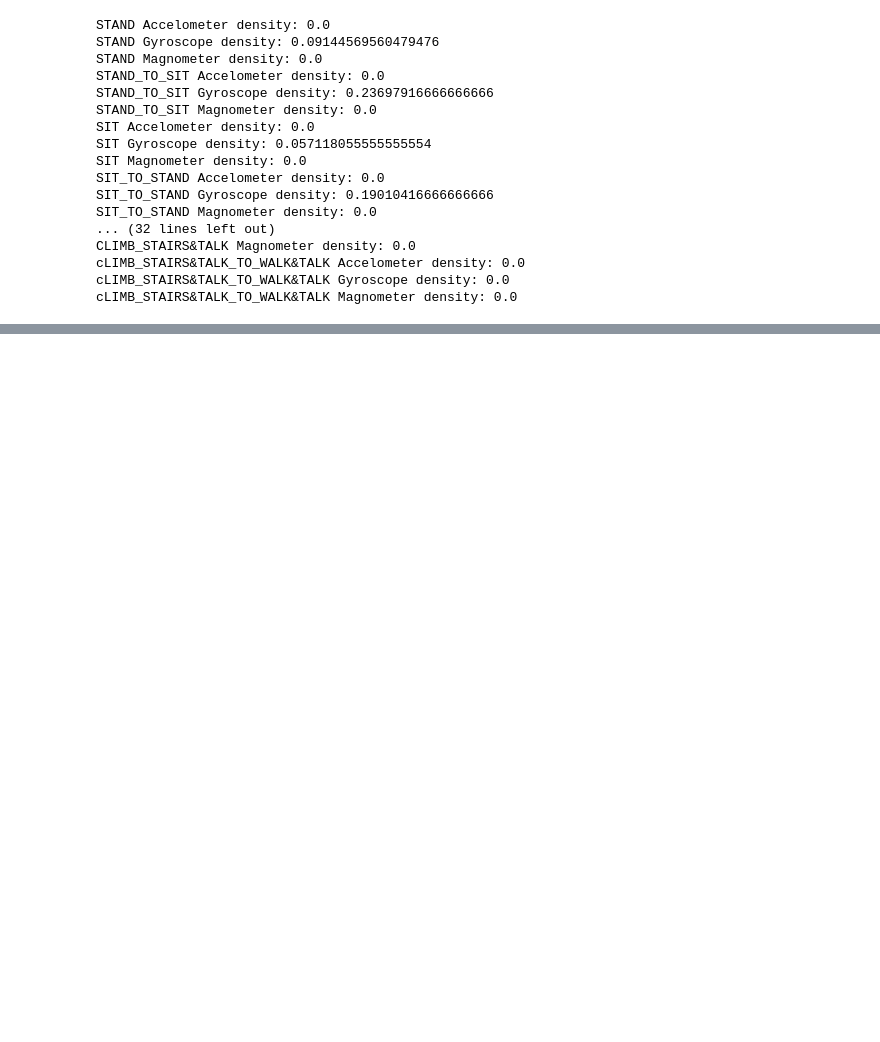
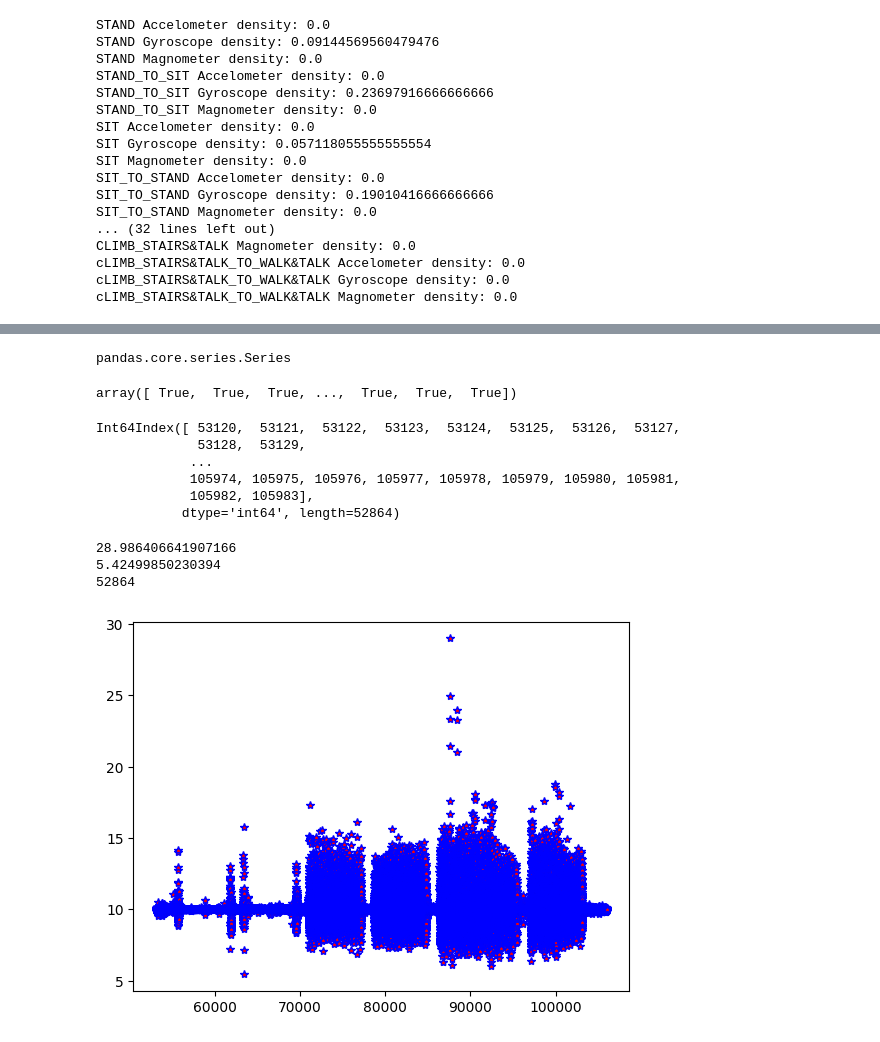
Before and after one commit to PugtgYosuky/clf-human-activities, a Jupyter notebook: src/project.ipynb, the cells around one changed output, grey strips where cells are left out. Drawn from its saved outputs; the diff is of its cells as text; code cells hidden in the pictures; blank space fills up the shorter version.

Commit message:
Add z-score test

```diff
--- a/src/project.ipynb
+++ b/src/project.ipynb
@@ -318,0 +325,6 @@ cLIMB_STAIRS&TALK_TO_WALK&TALK Magnometer density: 0.0
+# %%
+from scipy import stats #https://docs.scipy.org/doc/scipy/reference/generated/scipy.stats.zscore.html
+def calculate_z_score(data, k):
+    z = stats.zscore(data)
+    outliers_indexes = data > k
+    return outliers_indexes
@@ -318,0 +335,18 @@ cLIMB_STAIRS&TALK_TO_WALK&TALK Magnometer density: 0.0
+# %%
+type(zscore_outliers)
+# %% [output]
+pandas.core.series.Series
+# %%
+values = zscore_outliers.to_numpy()
+values
+# %% [output]
+array([ True,  True,  True, ...,  True,  True,  True])
+# %%
+indexes
+# %% [output]
+Int64Index([ 53120,  53121,  53122,  53123,  53124,  53125,  53126,  53127,
+             53128,  53129,
+            ...
+            105974, 105975, 105976, 105977, 105978, 105979, 105980, 105981,
+            105982, 105983],
+           dtype='int64', length=52864)
@@ -318,0 +355,18 @@ cLIMB_STAIRS&TALK_TO_WALK&TALK Magnometer density: 0.0
+# %%
+
+def plot_points_and_outliers(data, k, title=None):
+    print(data.max())
+    print(data.min())
+    print(len(data))
+    outliers = calculate_z_score(data, k)
+    plt.figure()
+    x_axis = np.arange(len(data))
+    data.plot(style='b*', markerfacecolor='r', markevery=outliers)
+    plt.show()
+# %%
+plot_points_and_outliers(right_wrist_data['accelerometer_module'], k=4, title='accelerometer_module')
+# %% [output]
+28.986406641907166
+5.42499850230394
+52864
+[figure, added]
```
Also changed, not shown: parts of 8 cells of this notebook.
